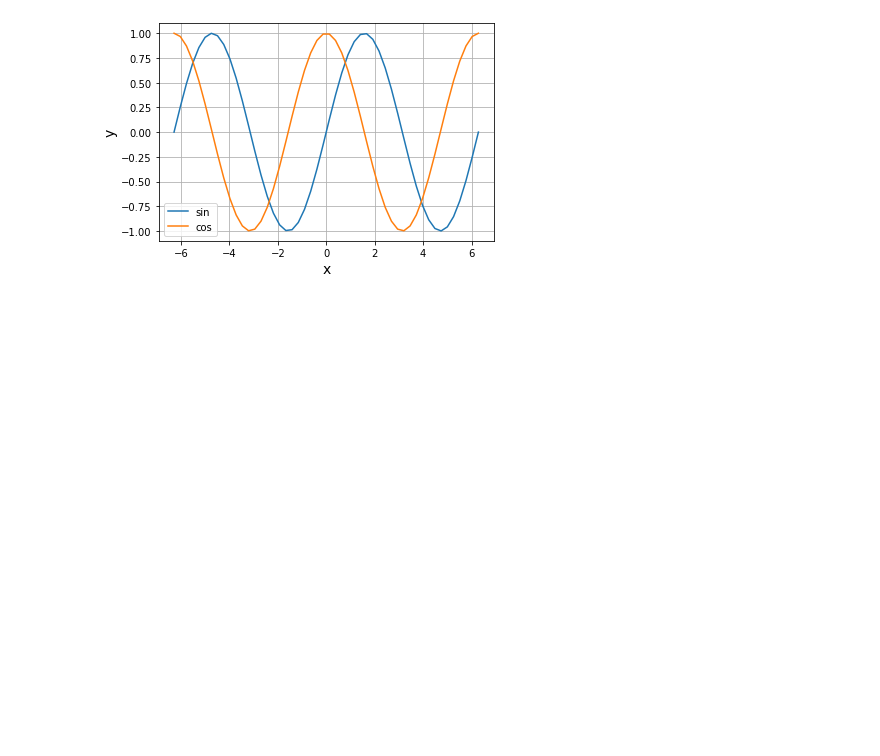
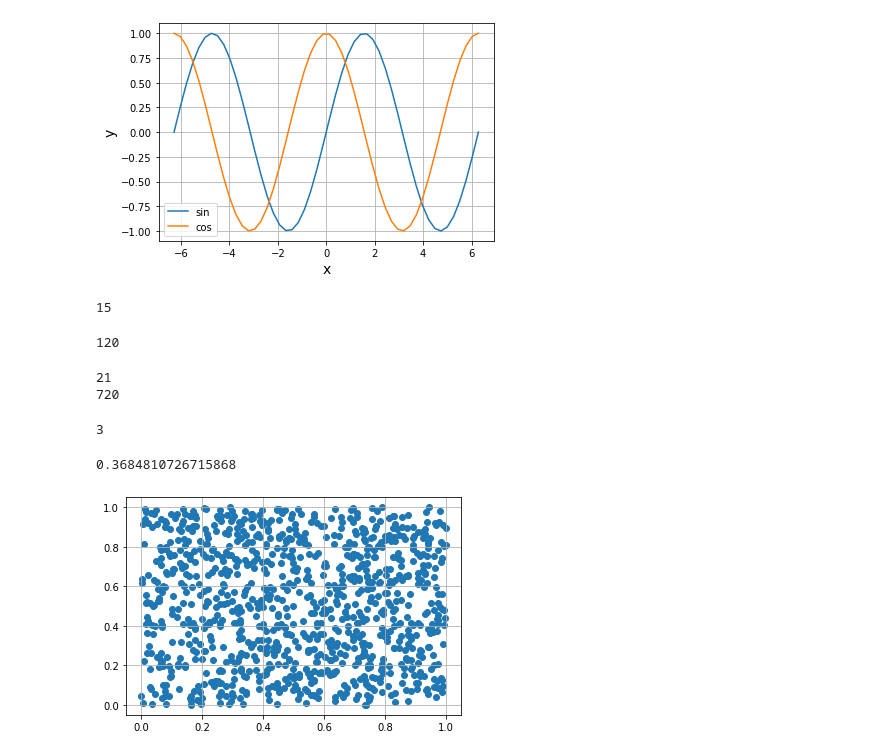
Before and after one commit to Naoaki0826/ToLeanpython, a Jupyter notebook: mathPython/lesson3.ipynb, the cells around one changed output. Drawn from its saved outputs; the diff is of its cells as text; code cells hidden in the pictures; blank space fills up the shorter version.

```diff
--- a/mathPython/lesson3.ipynb
+++ b/mathPython/lesson3.ipynb
@@ -220,3 +220,65 @@ plt.grid()
 plt.show()
 # %% [output]
 [figure]
+# %%
+import numpy as np
+
+a = np.array([1, 3, 2, 5, 4])
+y = np.sum(a)
+
+print(y)
+# %% [output]
+15
+# %%
+import numpy as np
+
+a = np.array([1, 3, 2, 5, 4])
+y = np.prod(a)
+
+print(y)
+# %% [output]
+120
+# %%
+import numpy as np
+
+b = np.array([6, 1, 5, 4, 3 ,2])
+
+y1 = np.sum(b)
+y2 = np.prod(b)
+
+print(y1)
+print(y2)
+# %% [output]
+21
+720
+# %%
+import numpy as np
+
+r_int = np.random.randint(6) + 1
+
+print(r_int)
+# %% [output]
+3
+# %%
+import numpy as numpy
+
+r_dec = np.random.rand()
+
+print(r_dec)
+# %% [output]
+0.3684810726715868
+# %%
+import numpy as np
+import matplotlib.pyplot as plt
+
+n = 1000
+
+x = np.random.rand(n)
+y = np.random.rand(n)
+
+
+plt.scatter(x, y)
+plt.grid()
+plt.show()
+# %% [output]
+[figure, added]
```
Also changed, not shown: parts of 7 cells of this notebook, 4 other files.
